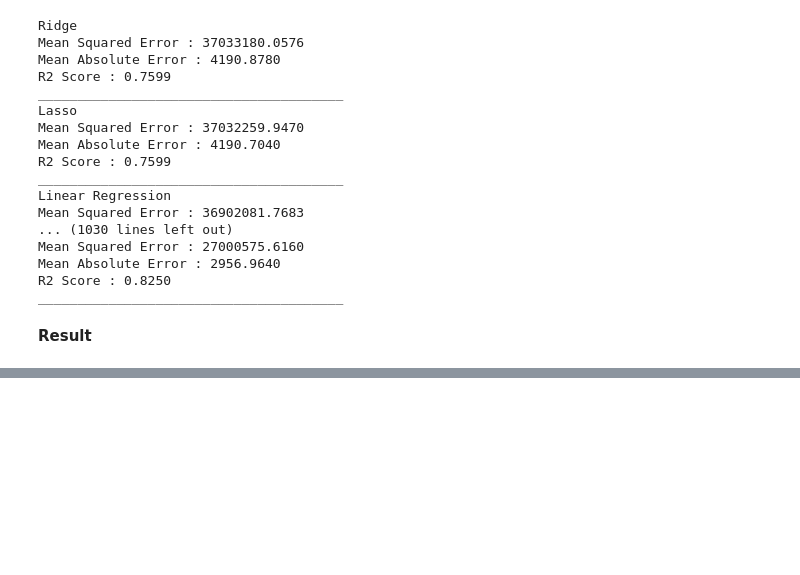
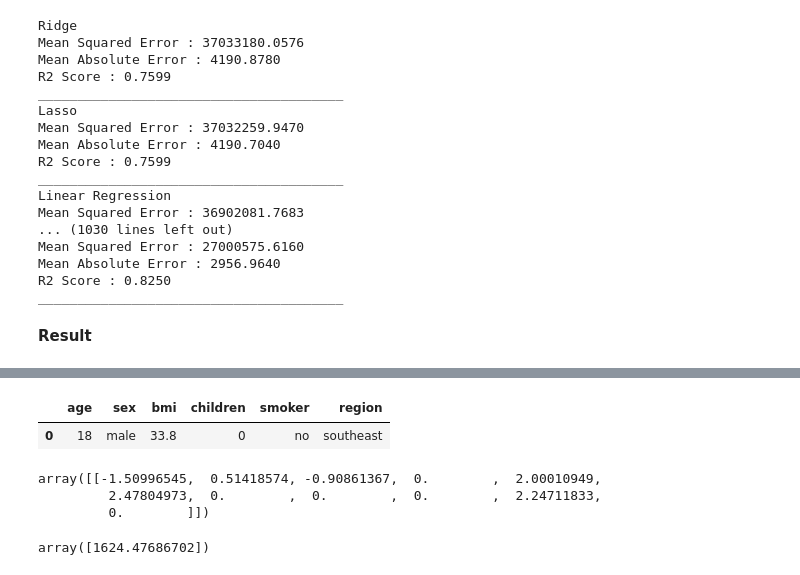
Before and after one commit to nikhil-xyz/ipp, a Jupyter notebook: research/TRAINING.ipynb, the cells around one changed output, grey strips where cells are left out. Saved outputs shown, nothing was run; the diff lists cells and outputs as text; code cells hidden in the pictures; blank space fills up the shorter version.

```diff
--- a/research/TRAINING.ipynb
+++ b/research/TRAINING.ipynb
@@ -213,0 +219,7 @@ plt.ylabel('Predicted');
+# %%
+temp = pd.DataFrame([[18, 'male', 33.8, 0, 'no', 'southeast']], columns=['age', 'sex', 'bmi', 'children', 'smoker', 'region'])
+# %%
+temp
+# %% [output]
+|  | age | sex | bmi | children | smoker | region |
+| 0 | 18 | male | 33.8 | 0 | no | southeast |
@@ -213,0 +228,10 @@ plt.ylabel('Predicted');
+# %%
+temp
+# %% [output]
+array([[-1.50996545,  0.51418574, -0.90861367,  0.        ,  2.00010949,
+         2.47804973,  0.        ,  0.        ,  0.        ,  2.24711833,
+         0.        ]])
+# %%
+model.predict(temp)
+# %% [output]
+array([1624.47686702])
```
Also changed, not shown: parts of 14 cells of this notebook, 9 other files.
